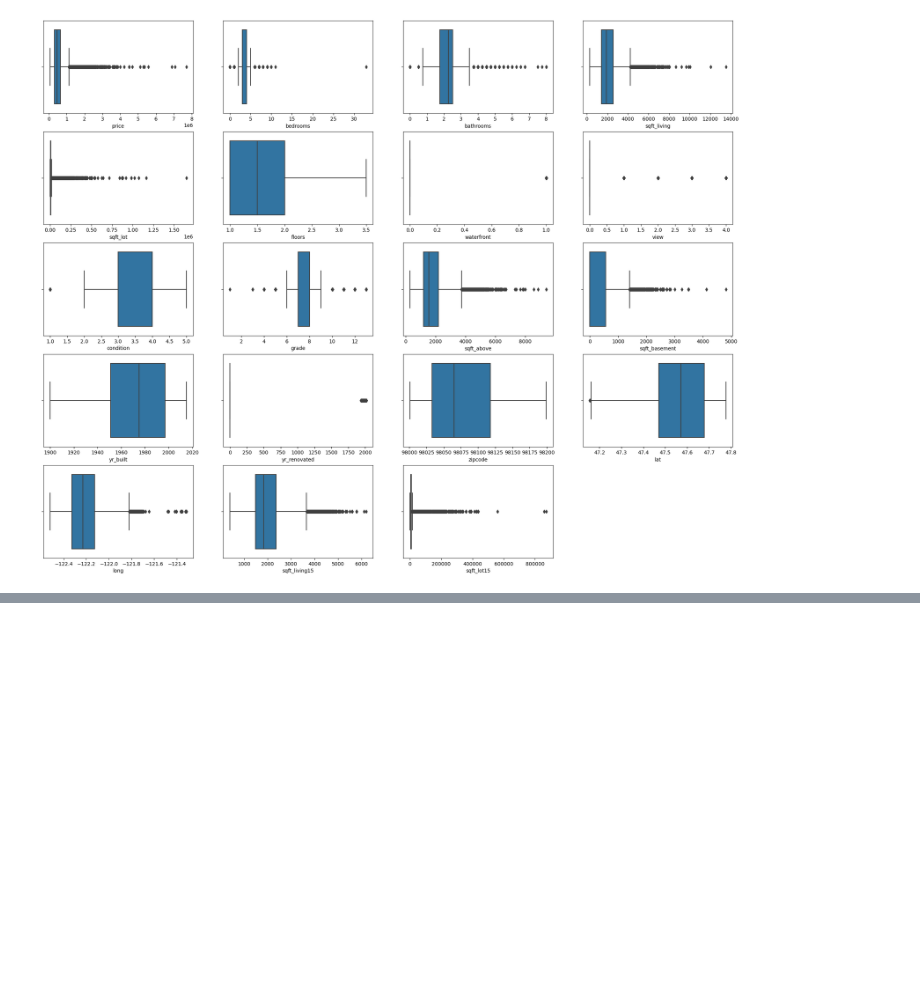
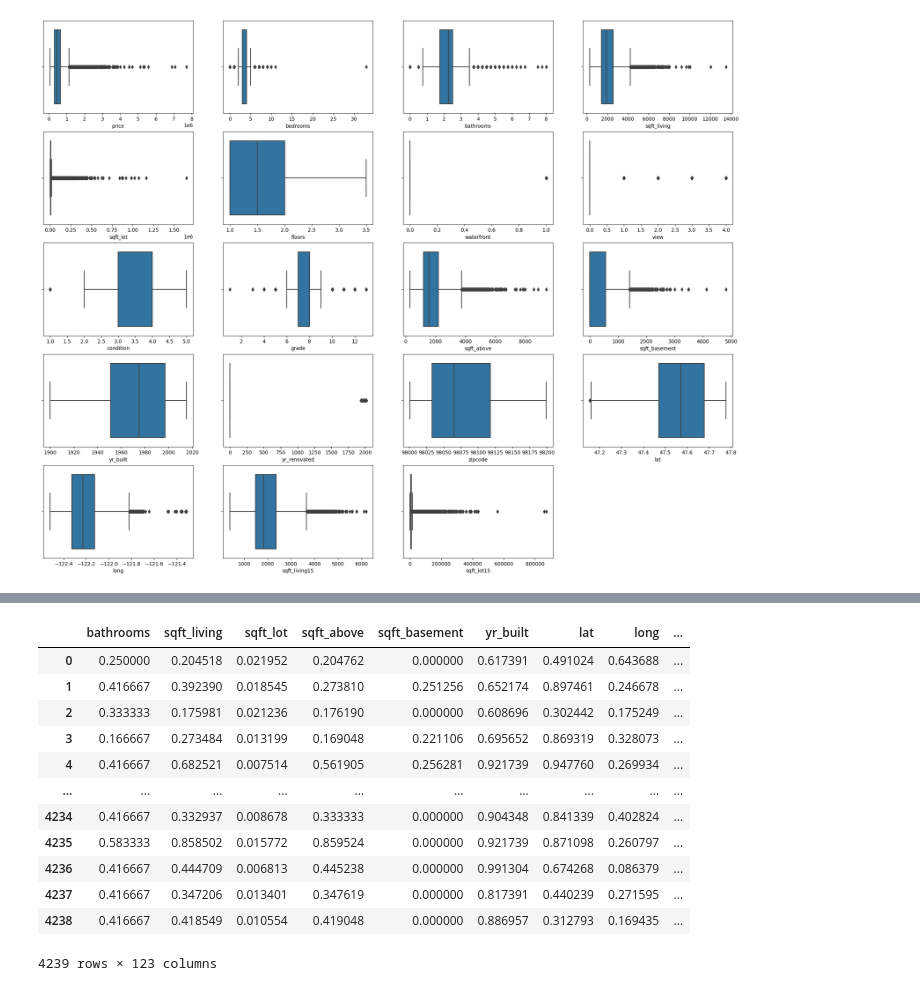
Before and after one commit to isoori/House-Sales-in-King-County-USA, a Jupyter notebook: Untitled.ipynb, the cells around one changed output, grey strips where cells are left out. Saved outputs shown, nothing was run; the diff lists cells and outputs as text; code cells hidden in the pictures; blank space fills up the shorter version.

```diff
--- a/Untitled.ipynb
+++ b/Untitled.ipynb
@@ -99,0 +196,16 @@ True
+# %%
+xs_train
+# %% [output]
+|  | bathrooms | sqft_living | sqft_lot | sqft_above | sqft_basement | yr_built | lat | long | ... |
+| 0 | 0.250000 | 0.204518 | 0.021952 | 0.204762 | 0.000000 | 0.617391 | 0.491024 | 0.643688 | ... |
+| 1 | 0.416667 | 0.392390 | 0.018545 | 0.273810 | 0.251256 | 0.652174 | 0.897461 | 0.246678 | ... |
+| 2 | 0.333333 | 0.175981 | 0.021236 | 0.176190 | 0.000000 | 0.608696 | 0.302442 | 0.175249 | ... |
+| 3 | 0.166667 | 0.273484 | 0.013199 | 0.169048 | 0.221106 | 0.695652 | 0.869319 | 0.328073 | ... |
+| 4 | 0.416667 | 0.682521 | 0.007514 | 0.561905 | 0.256281 | 0.921739 | 0.947760 | 0.269934 | ... |
+| ... | ... | ... | ... | ... | ... | ... | ... | ... | ... |
+| 4234 | 0.416667 | 0.332937 | 0.008678 | 0.333333 | 0.000000 | 0.904348 | 0.841339 | 0.402824 | ... |
+| 4235 | 0.583333 | 0.858502 | 0.015772 | 0.859524 | 0.000000 | 0.921739 | 0.871098 | 0.260797 | ... |
+| 4236 | 0.416667 | 0.444709 | 0.006813 | 0.445238 | 0.000000 | 0.991304 | 0.674268 | 0.086379 | ... |
+| 4237 | 0.416667 | 0.347206 | 0.013401 | 0.347619 | 0.000000 | 0.817391 | 0.440239 | 0.271595 | ... |
+| 4238 | 0.416667 | 0.418549 | 0.010554 | 0.419048 | 0.000000 | 0.886957 | 0.312793 | 0.169435 | ... |
+4239 rows × 123 columns
```
Also changed, not shown: parts of 17 cells of this notebook.
